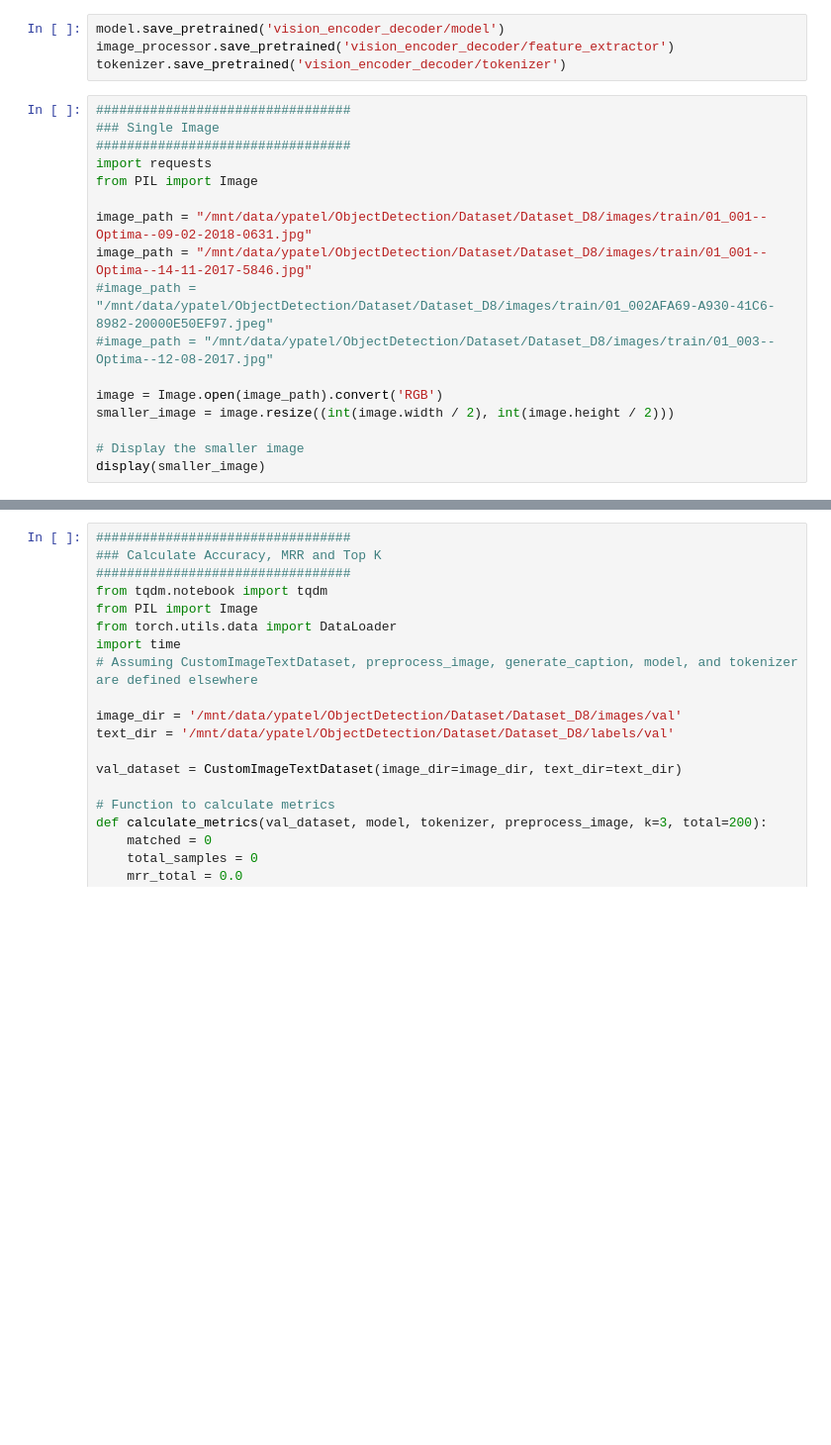
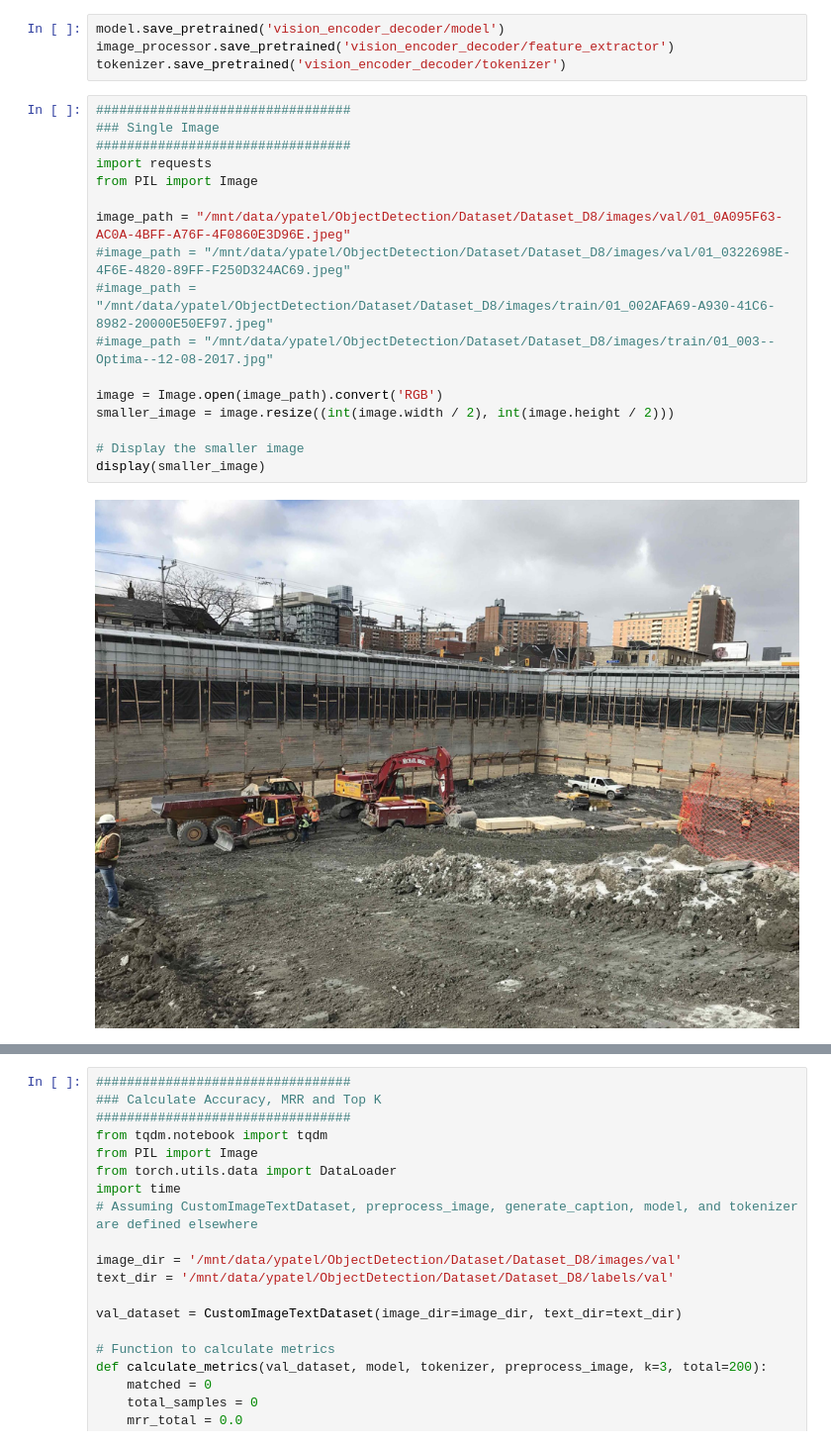
Before and after one commit to jay-rajan/cross-modal-retrieval, a Jupyter notebook: vision_encoder_decoder_model.ipynb, the cells around one changed output, grey strips where cells are left out. Shown at 99% size. Drawn from its saved outputs; the diff is of its cells as text; blank space fills up the shorter version.

```diff
--- a/vision_encoder_decoder_model.ipynb
+++ b/vision_encoder_decoder_model.ipynb
@@ -179,20 +186,22 @@ tokenizer.save_pretrained('vision_encoder_decoder/tokenizer')
 # %%
 #################################
 ### Single Image
 #################################
 import requests
 from PIL import Image
 
-image_path = "/mnt/data/ypatel/ObjectDetection/Dataset/Dataset_D8/images/train/01_001--Optima--09-02-2018-0631.jpg"
-image_path = "/mnt/data/ypatel/ObjectDetection/Dataset/Dataset_D8/images/train/01_001--Optima--14-11-2017-5846.jpg"
+image_path = "/mnt/data/ypatel/ObjectDetection/Dataset/Dataset_D8/images/val/01_0A095F63-AC0A-4BFF-A76F-4F0860E3D96E.jpeg"
+#image_path = "/mnt/data/ypatel/ObjectDetection/Dataset/Dataset_D8/images/val/01_0322698E-4F6E-4820-89FF-F250D324AC69.jpeg"
 #image_path = "/mnt/data/ypatel/ObjectDetection/Dataset/Dataset_D8/images/train/01_002AFA69-A930-41C6-8982-20000E50EF97.jpeg"
 #image_path = "/mnt/data/ypatel/ObjectDetection/Dataset/Dataset_D8/images/train/01_003--Optima--12-08-2017.jpg"
 
 image = Image.open(image_path).convert('RGB')
 smaller_image = image.resize((int(image.width / 2), int(image.height / 2)))
 
 # Display the smaller image
 display(smaller_image)
+# %% [output]
+[figure, added]
 # %%
 ########################################
 ###Inference with trained model
```
Also changed, not shown: parts of 3 cells of this notebook, 1 other file.
